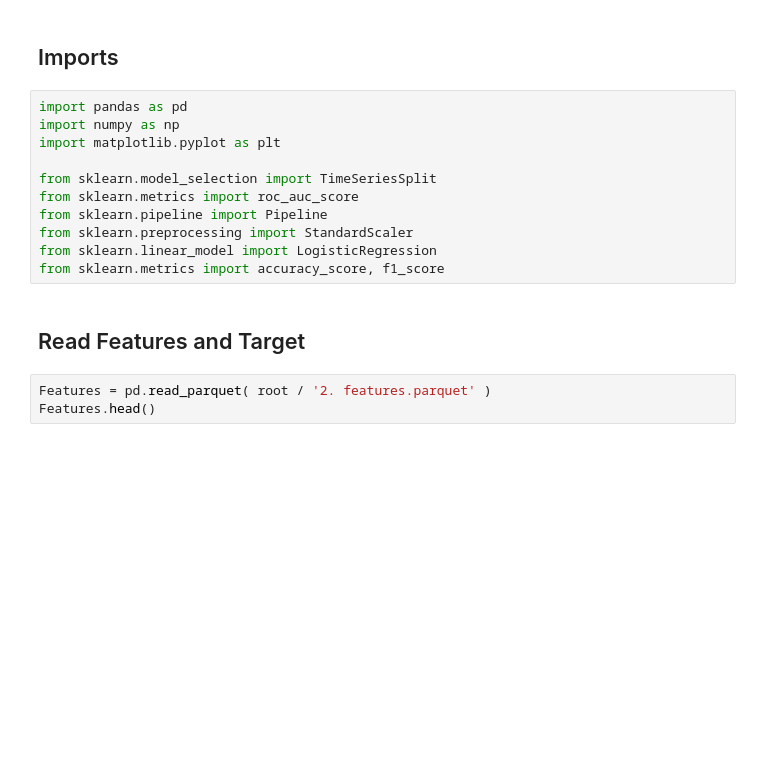
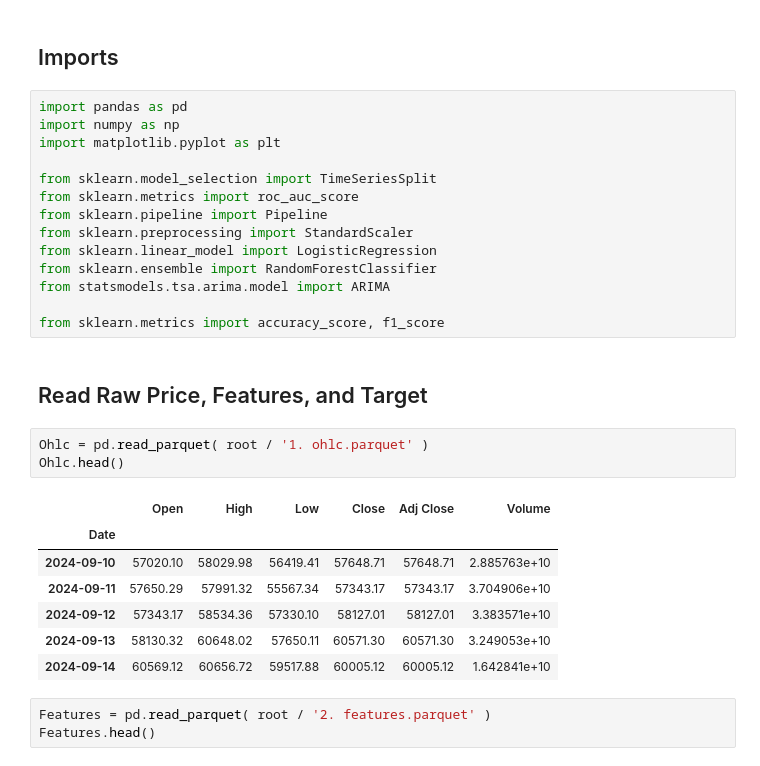
Before and after one commit to pyt3r/springboard-package, a Jupyter notebook: capstone/2_Baseline.ipynb, the cells around one changed output. Drawn from its saved outputs; the diff is of its cells as text; blank space fills up the shorter version.

```diff
--- a/capstone/2_Baseline.ipynb
+++ b/capstone/2_Baseline.ipynb
@@ -22,9 +22,23 @@ from sklearn.metrics import roc_auc_score
 from sklearn.pipeline import Pipeline
 from sklearn.preprocessing import StandardScaler
 from sklearn.linear_model import LogisticRegression
+from sklearn.ensemble import RandomForestClassifier
+from statsmodels.tsa.arima.model import ARIMA
+
 from sklearn.metrics import accuracy_score, f1_score
 # %% [markdown]
-## Read Features and Target
+## Read Raw Price, Features, and Target
+# %%
+Ohlc = pd.read_parquet( root / '1. ohlc.parquet' )
+Ohlc.head()
+# %% [output]
+|  | Open | High | Low | Close | Adj Close | Volume |
+| Date |  |  |  |  |  |  |
+| 2024-09-10 | 57020.10 | 58029.98 | 56419.41 | 57648.71 | 57648.71 | 2.885763e+10 |
+| 2024-09-11 | 57650.29 | 57991.32 | 55567.34 | 57343.17 | 57343.17 | 3.704906e+10 |
+| 2024-09-12 | 57343.17 | 58534.36 | 57330.10 | 58127.01 | 58127.01 | 3.383571e+10 |
+| 2024-09-13 | 58130.32 | 60648.02 | 57650.11 | 60571.30 | 60571.30 | 3.249053e+10 |
+| 2024-09-14 | 60569.12 | 60656.72 | 59517.88 | 60005.12 | 60005.12 | 1.642841e+10 |
 # %%
 Features = pd.read_parquet( root / '2. features.parquet' )
 Features.head()
```
Also changed, not shown: parts of 17 cells of this notebook.
